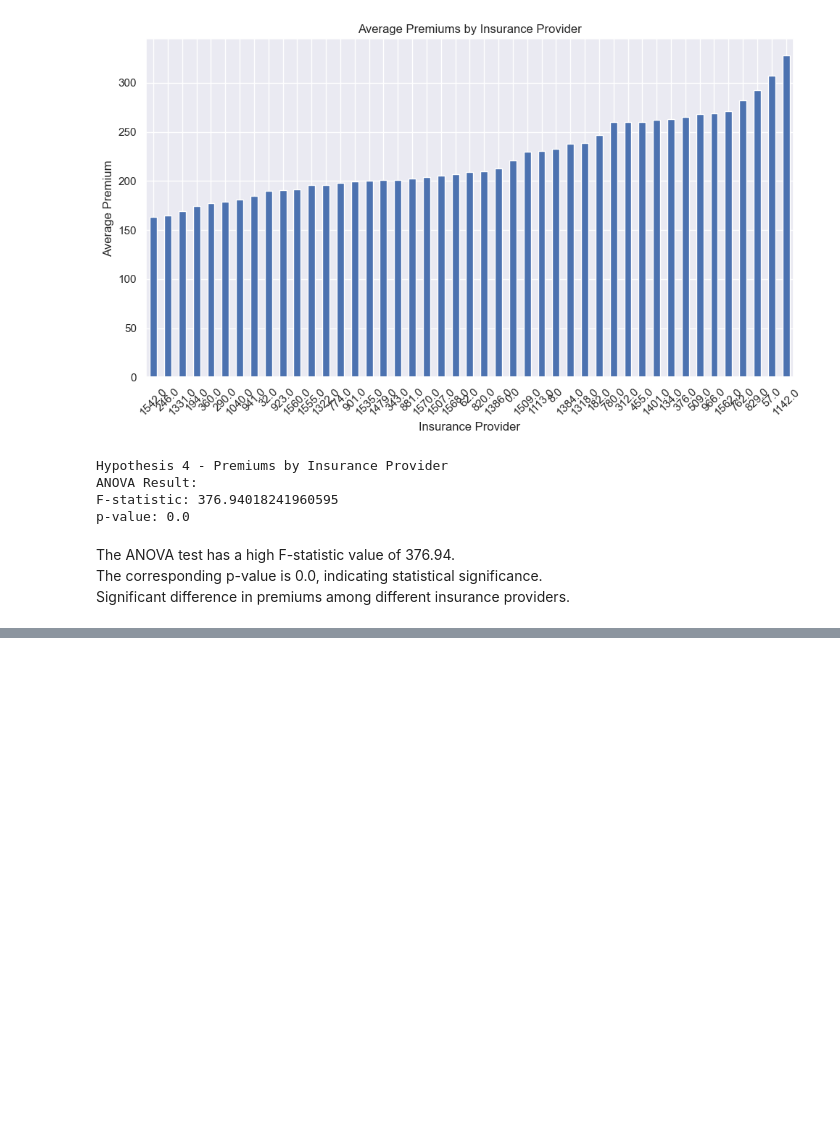
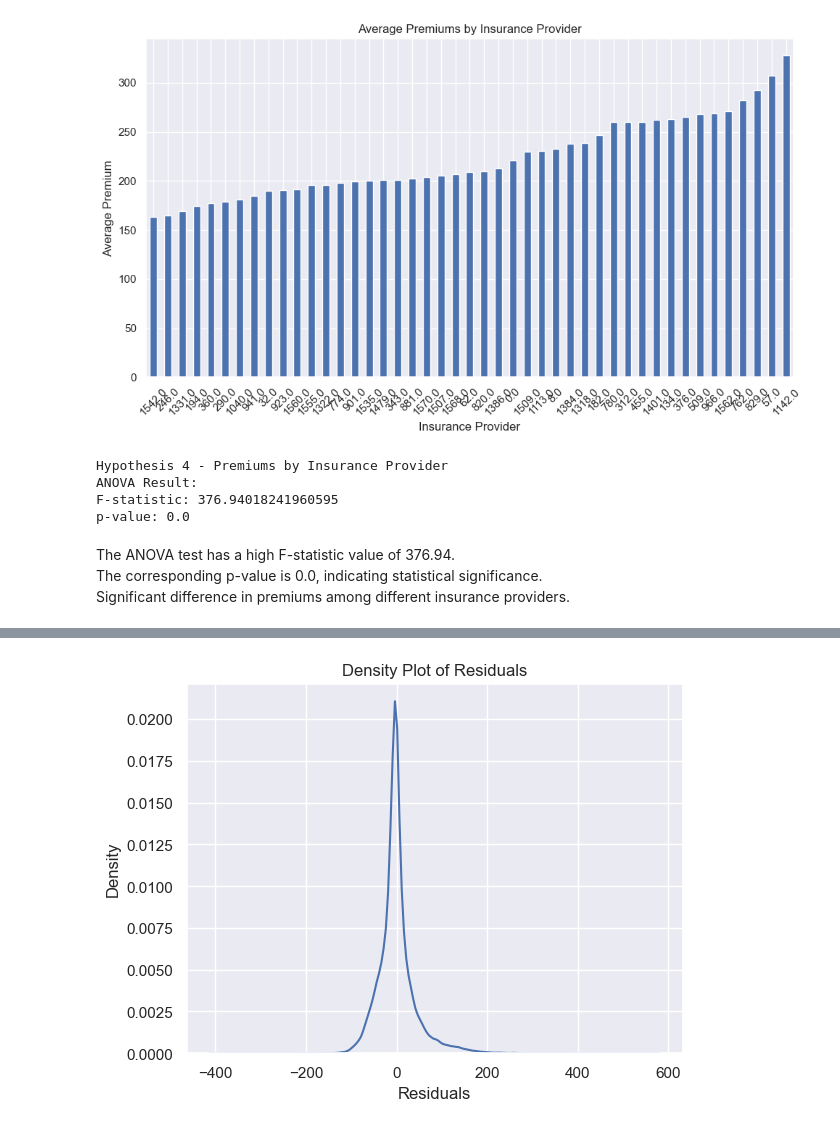
Before and after one commit to diana-dr/Interactive-Data-Science-in-Digital-Health, a Jupyter notebook: Analysis_2020-2023.ipynb, the cells around one changed output, grey strips where cells are left out. Saved outputs shown, nothing was run; the diff lists cells and outputs as text; code cells hidden in the pictures; blank space fills up the shorter version.

```diff
--- a/Analysis_2020-2023.ipynb
+++ b/Analysis_2020-2023.ipynb
@@ -496,0 +536,11 @@ print(report)
+# %%
+residuals = y_test - y_pred
+
+# Plotting the density of residuals
+sns.kdeplot(residuals)
+plt.xlabel('Residuals')
+plt.ylabel('Density')
+plt.title('Density Plot of Residuals')
+plt.show()
+# %% [output]
+[figure, added]
```
Also changed, not shown: parts of 8 cells of this notebook.
